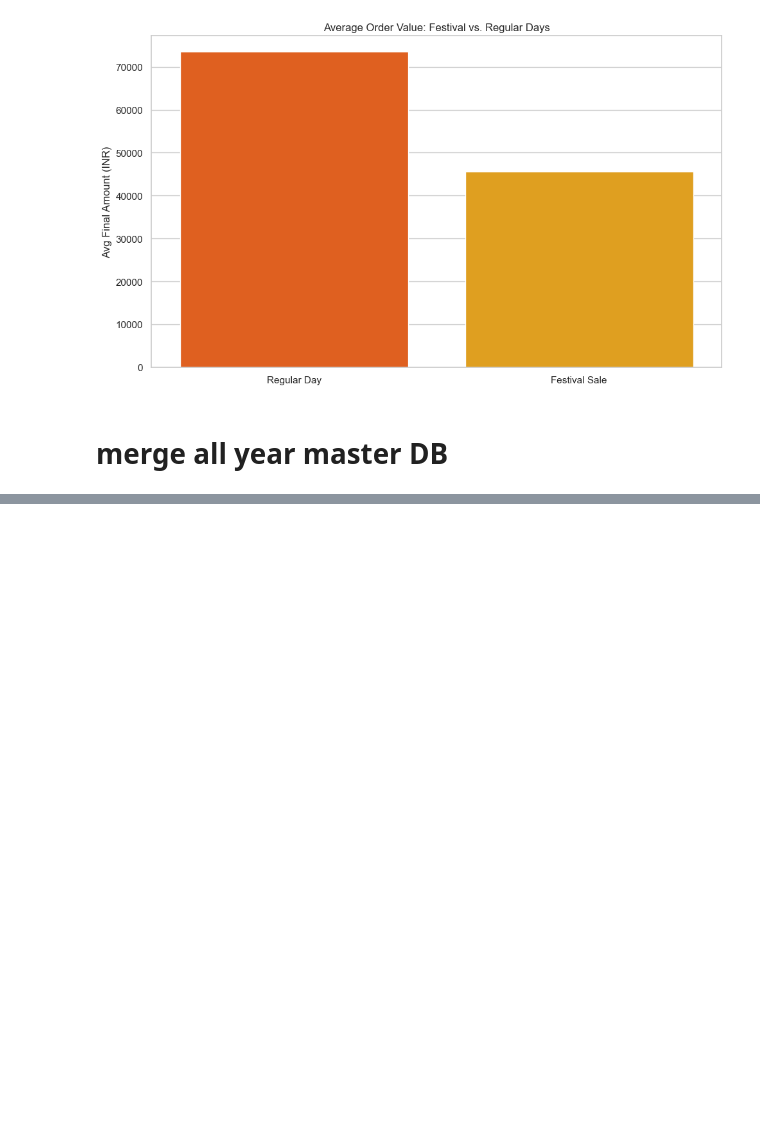
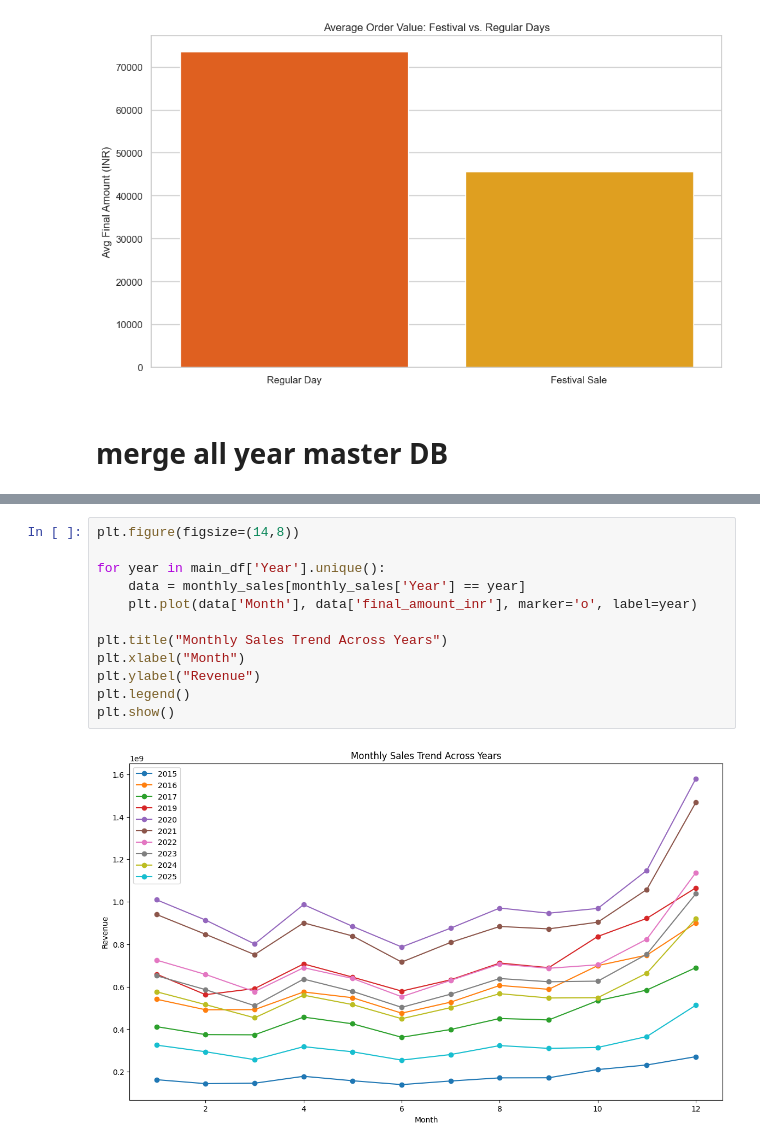
Before and after one commit to mrsdeepisunil-oss/guvi-cricbuzz, a Jupyter notebook: AMAZON -MINI PROJECT/Dataset-amazon/Amazon-mini.ipynb, the cells around one changed output, grey strips where cells are left out. Drawn from its saved outputs; the diff is of its cells as text; blank space fills up the shorter version.

```diff
--- a/AMAZON -MINI PROJECT/Dataset-amazon/Amazon-mini.ipynb
+++ b/AMAZON -MINI PROJECT/Dataset-amazon/Amazon-mini.ipynb
@@ -1641,0 +1892,14 @@ KeyError: 'Year'
+# %%
+plt.figure(figsize=(14,8))
+
+for year in main_df['Year'].unique():
+    data = monthly_sales[monthly_sales['Year'] == year]
+    plt.plot(data['Month'], data['final_amount_inr'], marker='o', label=year)
+
+plt.title("Monthly Sales Trend Across Years")
+plt.xlabel("Month")
+plt.ylabel("Revenue")
+plt.legend()
+plt.show()
+# %% [output]
+[figure, added]
```
Also changed, not shown: parts of 54 cells of this notebook, 1 other file.
